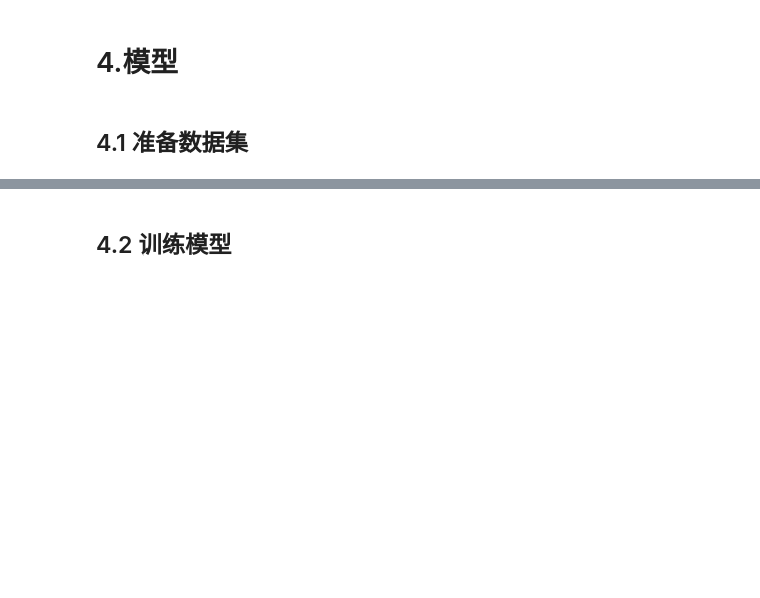
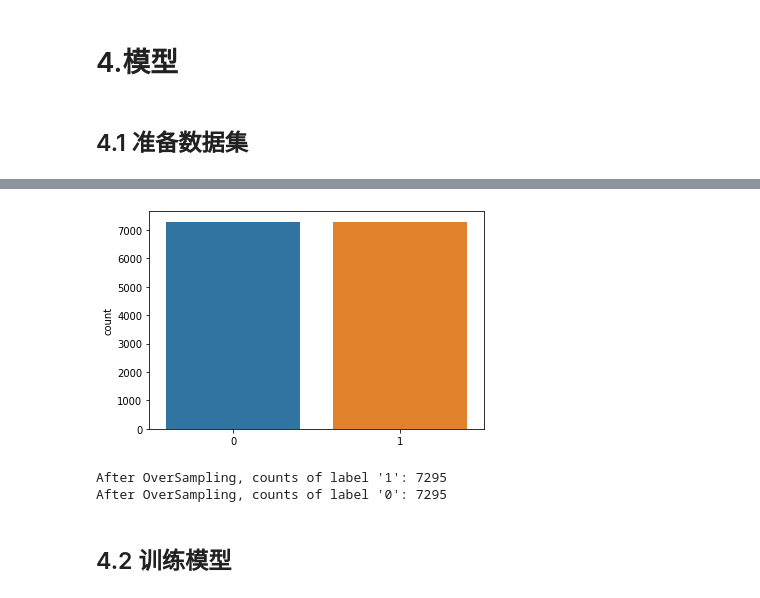
Before and after one commit to ChenyangZhou1994/Buyer-Analysis, a Jupyter notebook: LightGBM.ipynb, the cells around one changed output, grey strips where cells are left out. Saved outputs shown, nothing was run; the diff lists cells and outputs as text; code cells hidden in the pictures; blank space fills up the shorter version.

```diff
--- a/LightGBM.ipynb
+++ b/LightGBM.ipynb
@@ -197,5 +198,19 @@ print("Before OverSampling, counts of label '0': {} \n".format(sum(train_y==0)))
 Before OverSampling, counts of label '1': 1336
 Before OverSampling, counts of label '0': 7295
+# %%
+sm = SMOTE(random_state=2)
+train_x, train_y = sm.fit_sample(train_x, train_y.ravel())
+
+# 绘制计数直方图
+sns.countplot(train_y)
+plt.show()
+
+print("After OverSampling, counts of label '1': {}".format(sum(train_y==1)))
+print("After OverSampling, counts of label '0': {}".format(sum(train_y==0)))
+# %% [output]
+[figure, added]
+After OverSampling, counts of label '1': 7295
+After OverSampling, counts of label '0': 7295
 # %% [markdown]
 ## 4.2 训练模型
 # %%
```
Also changed, not shown: parts of 8 cells of this notebook, 3 other files.
